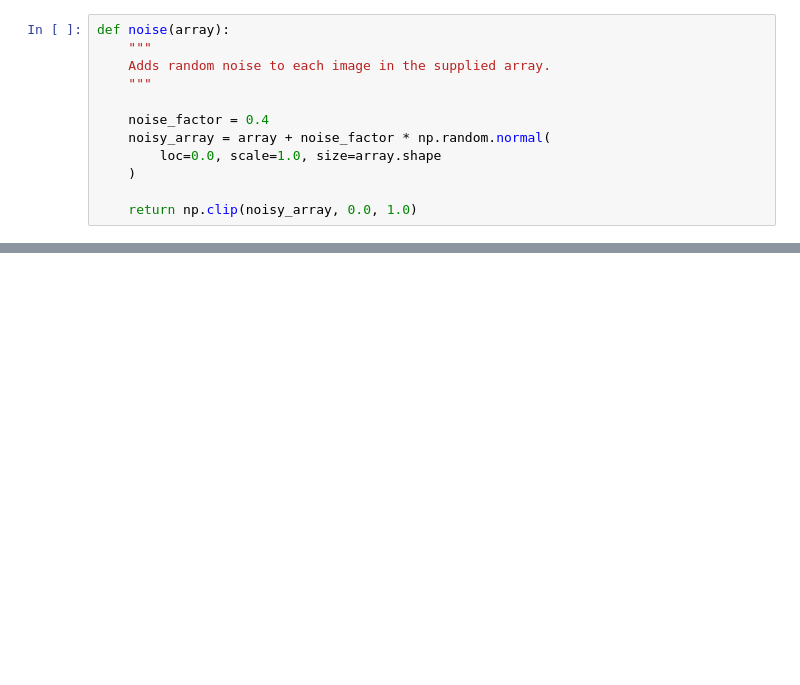
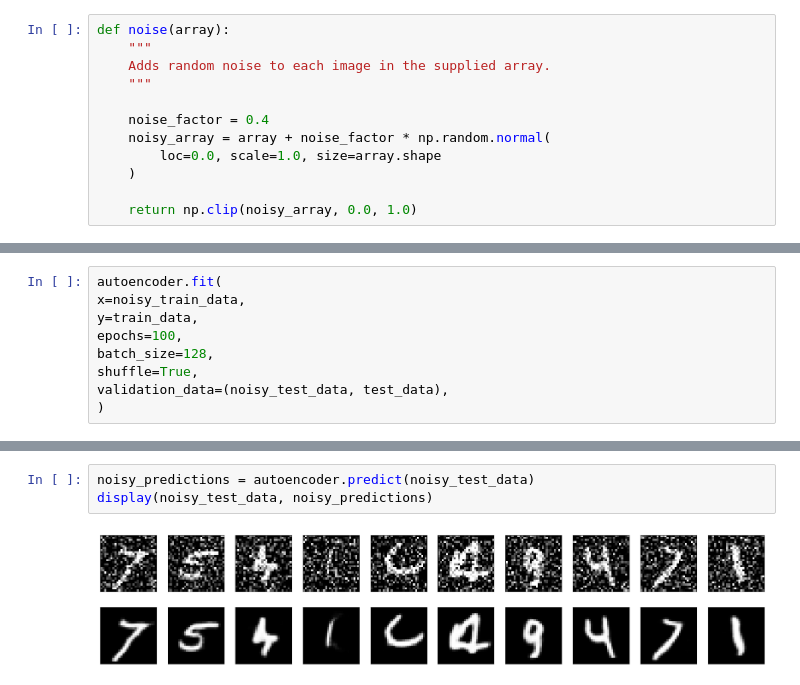
Before and after one commit to 21700185-kimtaehong/Int_AI_sample, a Jupyter notebook: Untitled11.ipynb, the cells around one changed output, grey strips where cells are left out. Saved outputs shown, nothing was run; the diff lists cells and outputs as text; blank space fills up the shorter version.

```diff
--- a/Untitled11.ipynb
+++ b/Untitled11.ipynb
@@ -192,0 +190,9 @@ display(noisy_train_data, temp2_predictions)
+# %%
+autoencoder.fit(
+x=noisy_train_data,
+y=train_data,
+epochs=100,
+batch_size=128,
+shuffle=True,
+validation_data=(noisy_test_data, test_data),
+)
@@ -192,0 +218,5 @@ display(noisy_train_data, temp2_predictions)
+# %%
+noisy_predictions = autoencoder.predict(noisy_test_data)
+display(noisy_test_data, noisy_predictions)
+# %% [output]
+[figure, added]
```
Also changed, not shown: parts of 8 cells of this notebook.
